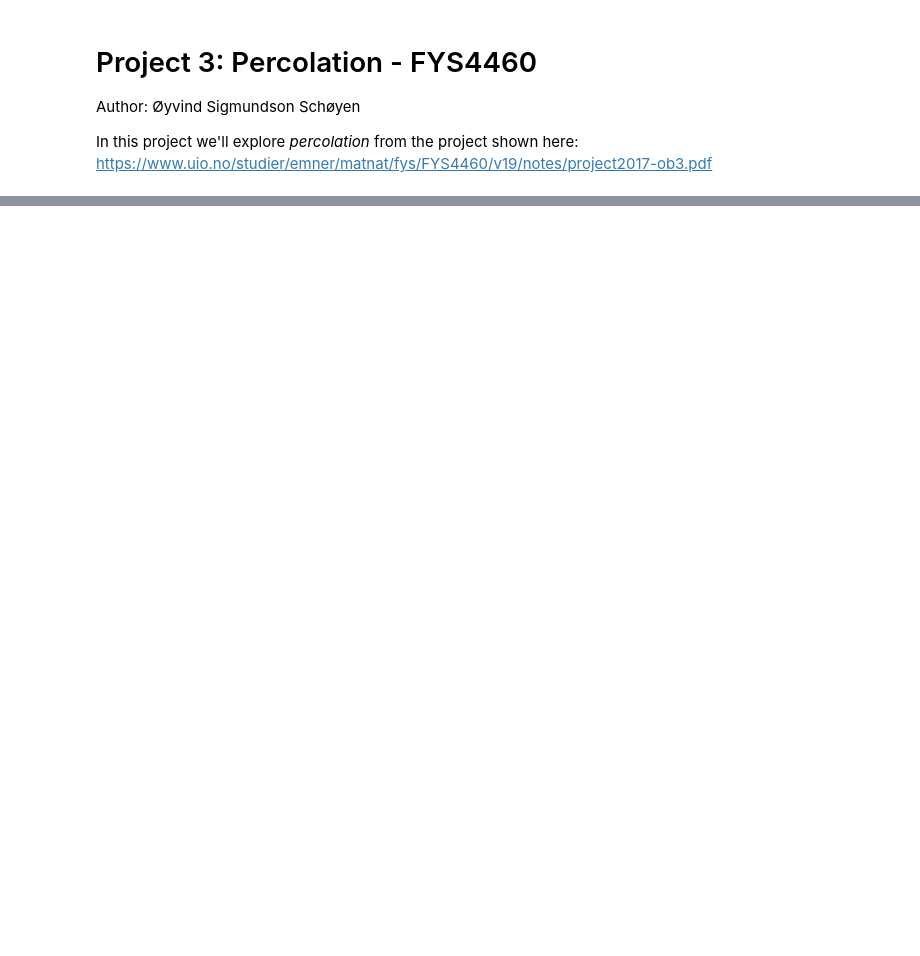
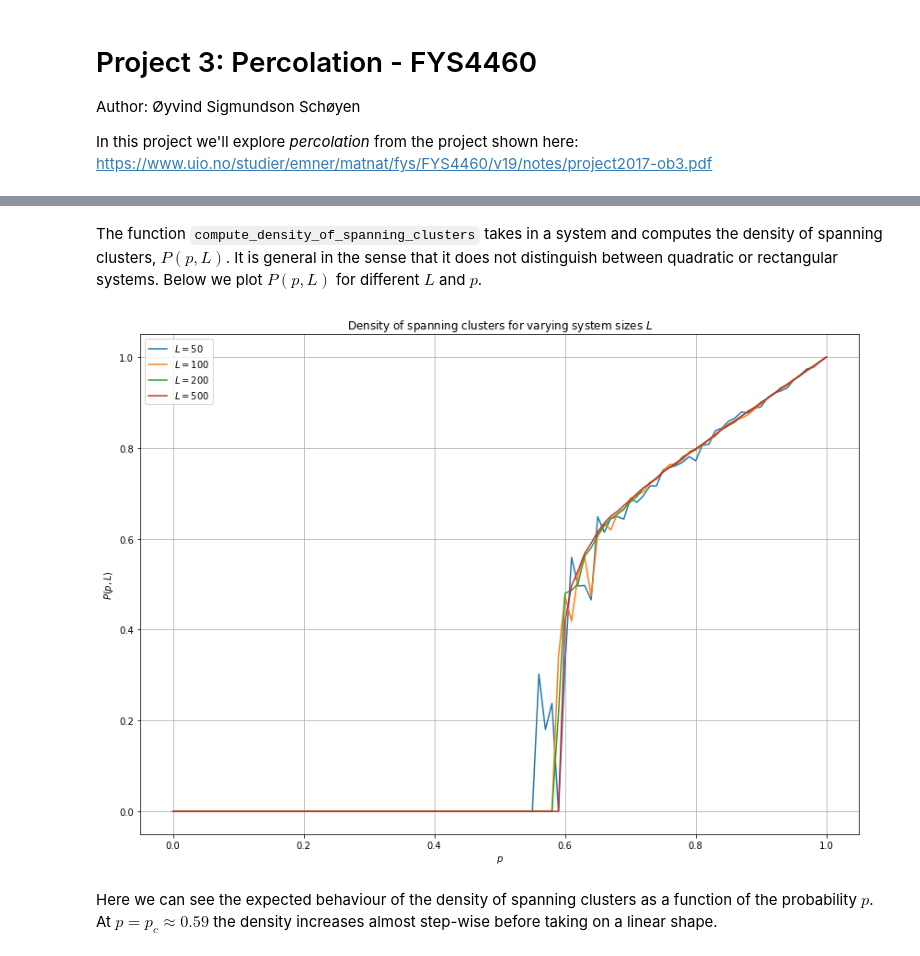
Before and after one commit to Schoyen/FYS4460, a Jupyter notebook: project-3/project-3.ipynb, the cells around one changed output, grey strips where cells are left out. Drawn from its saved outputs; the diff is of its cells as text; code cells hidden in the pictures; blank space fills up the shorter version.

Commit message:
Add plot of density of spanning clusters

```diff
--- a/project-3/project-3.ipynb
+++ b/project-3/project-3.ipynb
@@ -12,5 +11,0 @@ We specify the probability `p` of setting a lattice and the lattice sides `L_x`
-# %%
-p = 0.5 # Probability of setting a lattice point
-L_x = L_y = 20 # Size of lattice sides
-
-assert 0 <= p <= 1
@@ -30,0 +37,31 @@ plt.show()
+# %% [markdown]
+The function `compute_density_of_spanning_clusters` takes in a system and computes the density of spanning clusters, $P(p, L)$. It is general in the sense that it does not distinguish between quadratic or rectangular systems. Below we plot $P(p, L)$ for different $L$ and $p$.
+# %%
+num_systems = 101
+p_arr = np.linspace(0, 1, num_systems)
+
+plt.figure(figsize=(14, 10))
+
+for L in [50, 100, 200, 500]:
+    density_arr = np.zeros_like(p_arr)
+    num_rows = L
+    num_cols = L
+
+    for i in tqdm.tqdm(range(num_systems)):
+        p = p_arr[i]
+        system = np.random.choice([0, 1], size=(num_rows, num_cols), p=[1 - p, p])
+        density_arr[i] = compute_density_of_spanning_clusters(system)
+
+    plt.plot(p_arr, density_arr, label=fr"$L = {L}$")
+
+
+plt.legend(loc="best")
+plt.xlabel(r"$p$")
+plt.ylabel(r"$P(p, L)$")
+plt.grid()
+plt.title(r"Density of spanning clusters for varying system sizes $L$")
+plt.show()
+# %% [output]
+[figure, added]
+# %% [markdown]
+Here we can see the expected behaviour of the density of spanning clusters as a function of the probability $p$. At $p = p_c \approx 0.59$ the density increases almost step-wise before taking on a linear shape.
```
Also changed, not shown: parts of 8 cells of this notebook.
